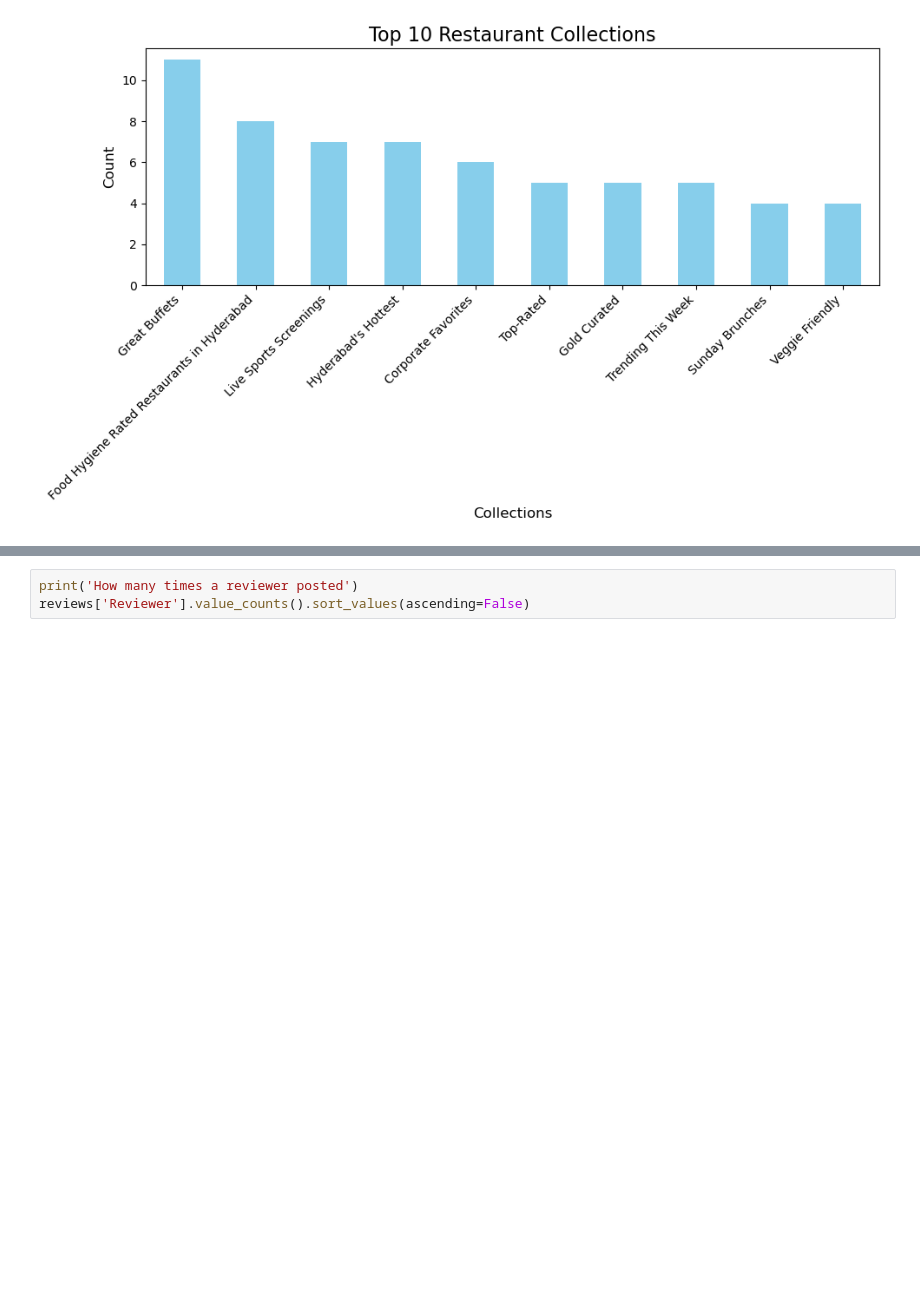
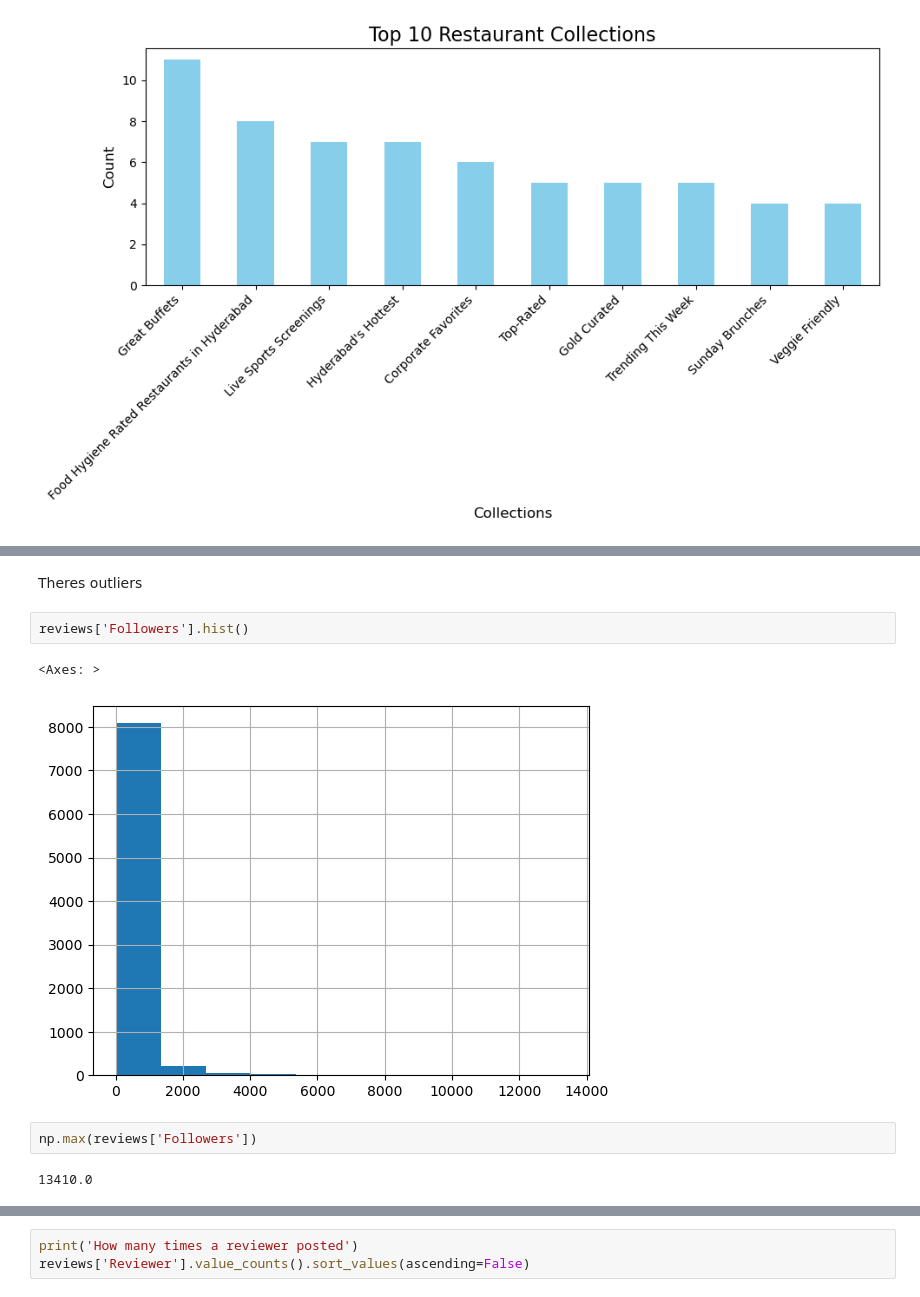
Before and after one commit to miguel-s-nascimento/TM_Project, a Jupyter notebook: exploration.ipynb, the cells around one changed output, grey strips where cells are left out. Cells and saved outputs as stored; diff of their text form; blank space fills up the shorter version.

```diff
--- a/exploration.ipynb
+++ b/exploration.ipynb
@@ -176,0 +182,11 @@ plt.show()
+# %% [markdown]
+Theres outliers
+# %%
+reviews['Followers'].hist()
+# %% [output]
+<Axes: >
+[figure, added]
+# %%
+np.max(reviews['Followers'])
+# %% [output]
+13410.0
```
Also changed, not shown: parts of 13 cells of this notebook.
